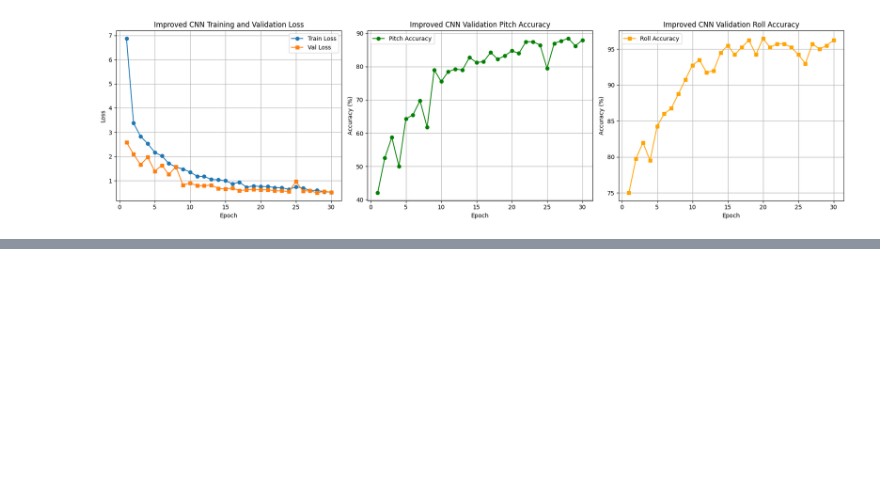
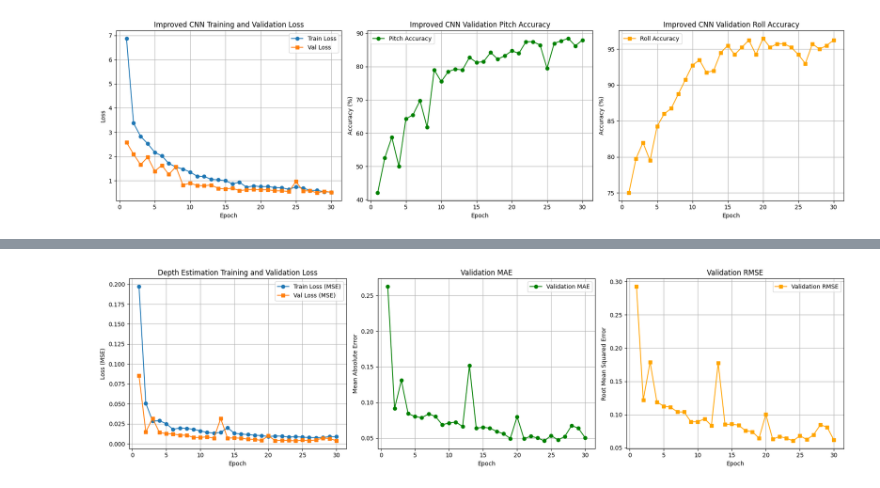
Before and after one commit to axeleth/dl-assignment, a Jupyter notebook: main.ipynb, the cells around one changed output, grey strips where cells are left out. Cells and saved outputs as stored; diff of their text form; code cells hidden in the pictures; blank space fills up the shorter version.

```diff
--- a/main.ipynb
+++ b/main.ipynb
@@ -1247,0 +1456,33 @@ plt.show()
+# %%
+# Plot training history for depth estimation
+fig, axes = plt.subplots(1, 3, figsize=(18, 5))
+
+# Loss plot
+axes[0].plot(range(1, num_epochs+1), depth_train_losses, label='Train Loss (MSE)', marker='o')
+axes[0].plot(range(1, num_epochs+1), depth_val_losses, label='Val Loss (MSE)', marker='s')
+axes[0].set_xlabel('Epoch')
+axes[0].set_ylabel('Loss (MSE)')
+axes[0].set_title('Depth Estimation Training and Validation Loss')
+axes[0].legend()
+axes[0].grid(True)
+
+# MAE plot
+axes[1].plot(range(1, num_epochs+1), depth_val_maes, label='Validation MAE', marker='o', color='green')
+axes[1].set_xlabel('Epoch')
+axes[1].set_ylabel('Mean Absolute Error')
+axes[1].set_title('Validation MAE')
+axes[1].legend()
+axes[1].grid(True)
+
+# RMSE plot
+axes[2].plot(range(1, num_epochs+1), depth_val_rmses, label='Validation RMSE', marker='s', color='orange')
+axes[2].set_xlabel('Epoch')
+axes[2].set_ylabel('Root Mean Squared Error')
+axes[2].set_title('Validation RMSE')
+axes[2].legend()
+axes[2].grid(True)
+
+plt.tight_layout()
+plt.show()
+# %% [output]
+[figure, added]
```
Also changed, not shown: parts of 12 cells of this notebook, 2 other files.
